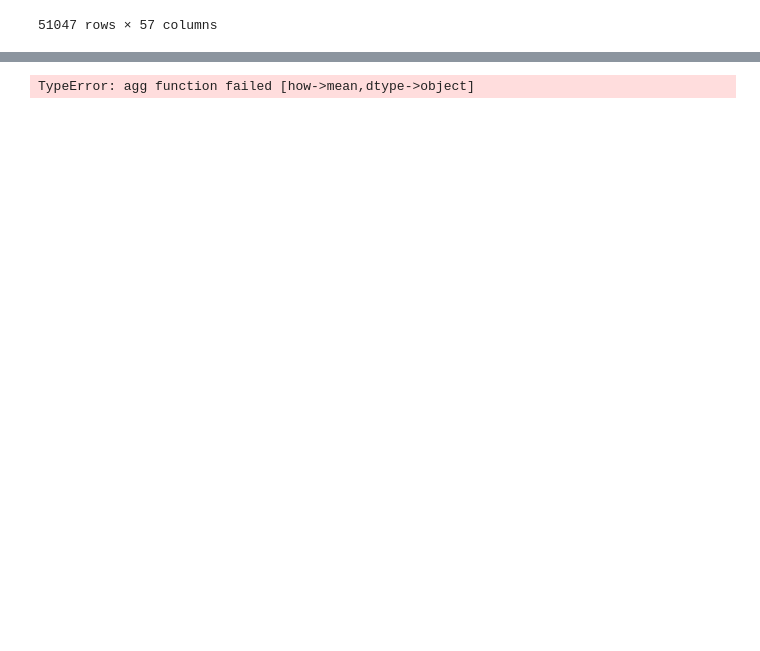
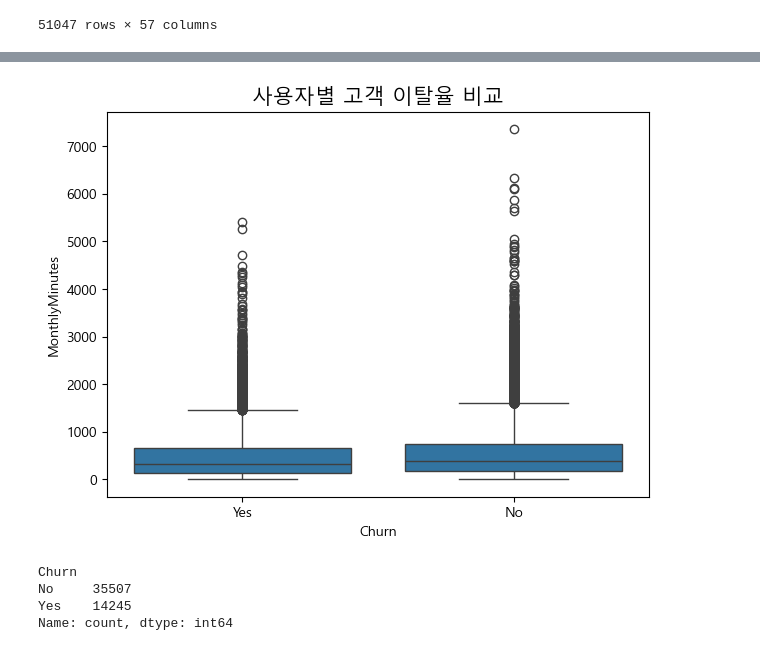
Before and after one commit to SKNETWORKS-FAMILY-AICAMP/SKN04-2nd-3Team, a Jupyter notebook: eda/eda_analysi.ipynb, the cells around one changed output, grey strips where cells are left out. Cells and saved outputs as stored; diff of their text form; code cells hidden in the pictures; blank space fills up the shorter version.

```diff
--- a/eda/eda_analysi.ipynb
+++ b/eda/eda_analysi.ipynb
@@ -173,13 +274,30 @@ plt.show()
+# %%
+plt.figure(figsize = (7, 5))
+sns.boxplot(x='Churn', y='MonthlyMinutes', data=df)
+plt.title('사용자별 고객 이탈율 비교', size=15)
+plt.show()
+# %% [output]
+[figure, added]
+# %%
+df['Churn'].value_counts()
+# %% [output]
+Churn
+No     35507
+Yes    14245
+Name: count, dtype: int64
 # %%
 # MonthlyRevenue를 10개의 구간으로 나누기
 df['grade'] = pd.qcut(df['MonthlyRevenue'], q=10, labels=False)
+df['Churn_group'] = np.where(df['Churn'] == 'Yes', 1, 0)
 
+# df
 # 각 구간별 이탈률 계산
-churn_rate = df.groupby('grade')['Churn'].mean().reset_index()
+rate = df.groupby('grade')['Churn_group'].mean().reset_index()
+# rate
 
-# 그래프 그리기
+# # # 그래프 그리기
 plt.figure(figsize=(12, 6))
-sns.barplot(x='grade', y='Churn', data=churn_rate)
+sns.barplot(x='grade', y='Churn_group', data=rate)
 
 plt.title('월간 수익 구간별 이탈률', fontsize=16)
 plt.xlabel('월간 수익 구간 (낮음 -> 높음)', fontsize=12)
@@ -188,11 +306,9 @@ plt.ylabel('이탈률', fontsize=12)
 # x축 레이블 회전
 plt.xticks(rotation=45)
 
-# 각 막대 위에 이탈률 표시
-for i, v in enumerate(churn_rate['Churn']):
+# # 각 막대 위에 이탈률 표시
+for i, v in enumerate(rate['Churn_group']):
     plt.text(i, v, f'{v:.2f}', ha='center', va='bottom')
 
 plt.tight_layout()
 plt.show()
-# %% [output]
-TypeError: agg function failed [how->mean,dtype->object]
```
Also changed, not shown: parts of 27 cells of this notebook.
